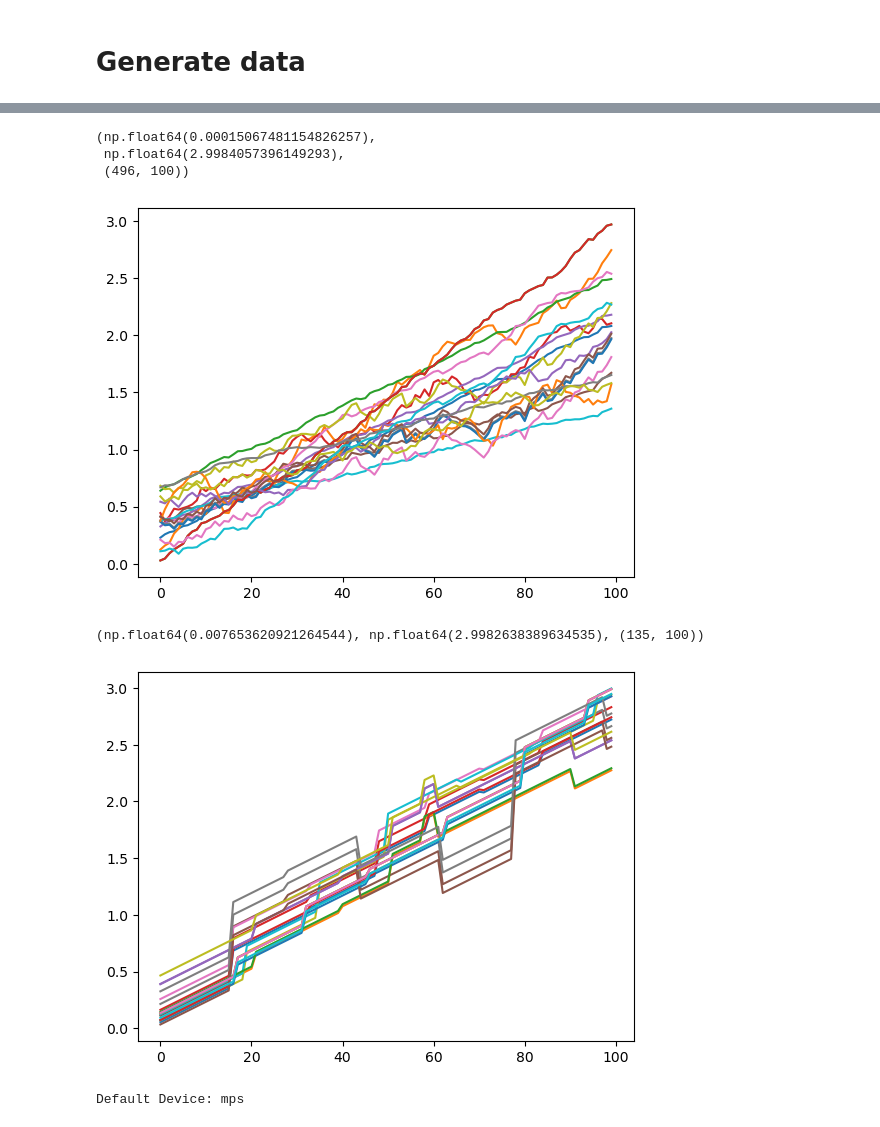
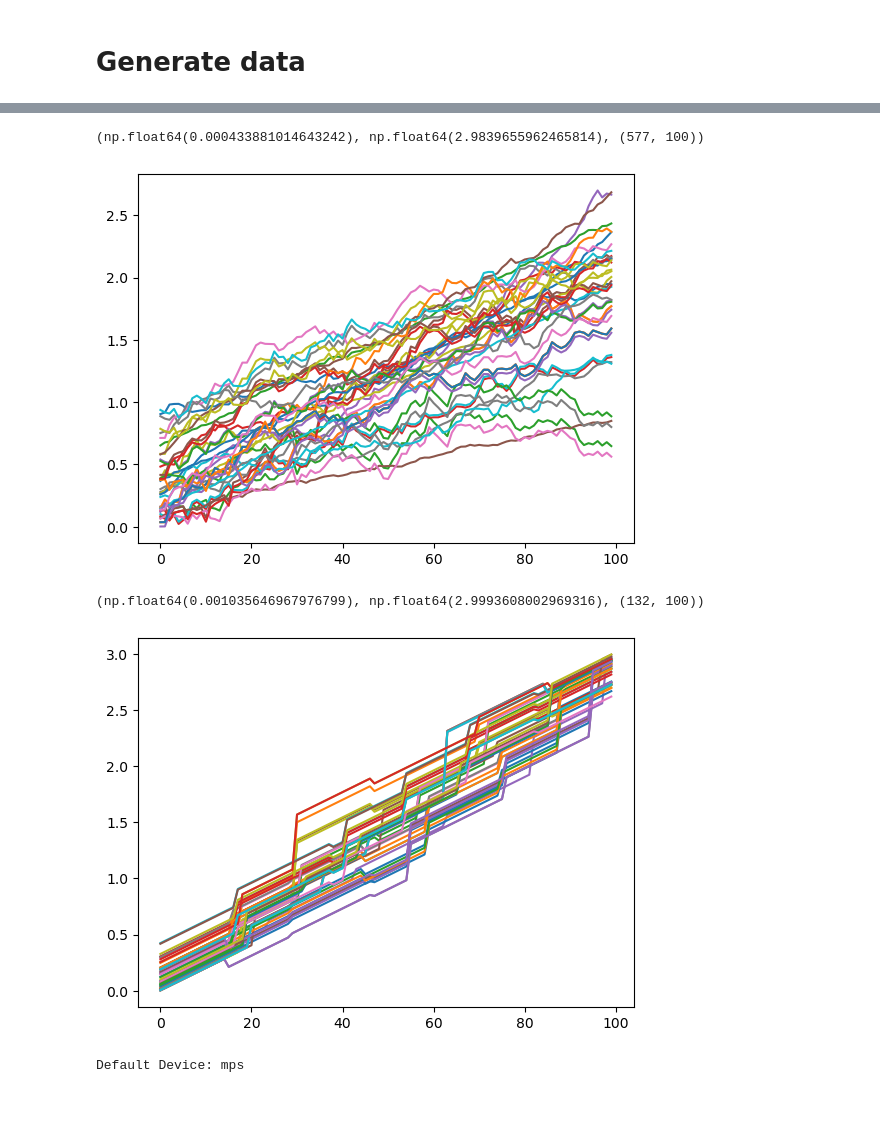
Before and after one commit to seyedasadzadeh/degradation-transformer, a Jupyter notebook: main.ipynb, the cells around one changed output, grey strips where cells are left out. Cells and saved outputs as stored; diff of their text form; code cells hidden in the pictures.

```diff
--- a/main.ipynb
+++ b/main.ipynb
@@ -31,24 +33,22 @@ paris_episodes.min(), paris_episodes.max(), paris_episodes.shape
 # %%
 lin_episodes = np.empty((0, length))
 for c in np.linspace(0.01, 0.05, 5):
     for sigma_e in np.linspace(0.01, 0.05, 5):
         lin = LinearDegradation(length=length, dim=1, c=c, mu_e=0, sigma_e=sigma_e)
         episodes_i = lin.generate_episode(x0=np.abs(np.random.randn(n0)*0.5))  # Initial crack lengths in meters
         lin_episodes = np.concatenate([lin_episodes, episodes_i], axis=0)
 
 #drop invalid values
 lin_episodes = lin_episodes[~np.isnan(lin_episodes).any(axis=1)]
 lin_episodes = lin_episodes[(lin_episodes<3).all(axis=1)]
 lin_episodes = lin_episodes[(lin_episodes>=0).all(axis=1)]
 
 # plot 20 random episodes
-plt.plot(lin_episodes[np.random.randint(0, lin_episodes.shape[0], size=20)].T)
+plt.plot(lin_episodes[np.random.randint(0, lin_episodes.shape[0], size=40)].T)
 lin_episodes.min(), lin_episodes.max(), lin_episodes.shape
 # %% [output]
-(np.float64(0.00015067481154826257),
- np.float64(2.9984057396149293),
- (496, 100))
+(np.float64(0.000433881014643242), np.float64(2.9839655962465814), (577, 100))
-[figure, old version]
+[figure, new version]
 # %%
 shock_episodes = np.empty((0, length))
 for sigma_t in np.linspace(2, 7, 5):
@@ -65,11 +65,11 @@ shock_episodes = shock_episodes[(shock_episodes>=0).all(axis=1)]
 
 shock_episodes.shape
 # plot 20 random episodes
-plt.plot(shock_episodes[np.random.randint(0, shock_episodes.shape[0], size=20)].T)
+plt.plot(shock_episodes[np.random.randint(0, shock_episodes.shape[0], size=50)].T)
 shock_episodes.min(), shock_episodes.max(), shock_episodes.shape
 # %% [output]
-(np.float64(0.007653620921264544), np.float64(2.9982638389634535), (135, 100))
+(np.float64(0.001035646967976799), np.float64(2.9993608002969316), (132, 100))
-[figure, old version]
+[figure, new version]
 # %%
 episodes = np.concatenate([lin_episodes, shock_episodes, paris_episodes], axis=0)
 # %%
```
Also changed, not shown: parts of 18 cells of this notebook, 5 other files.
